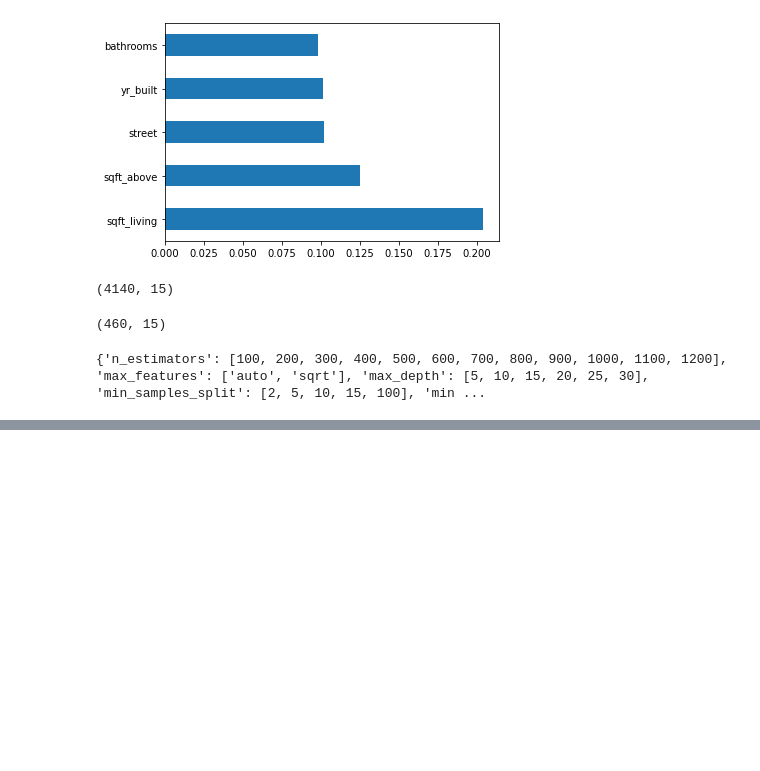
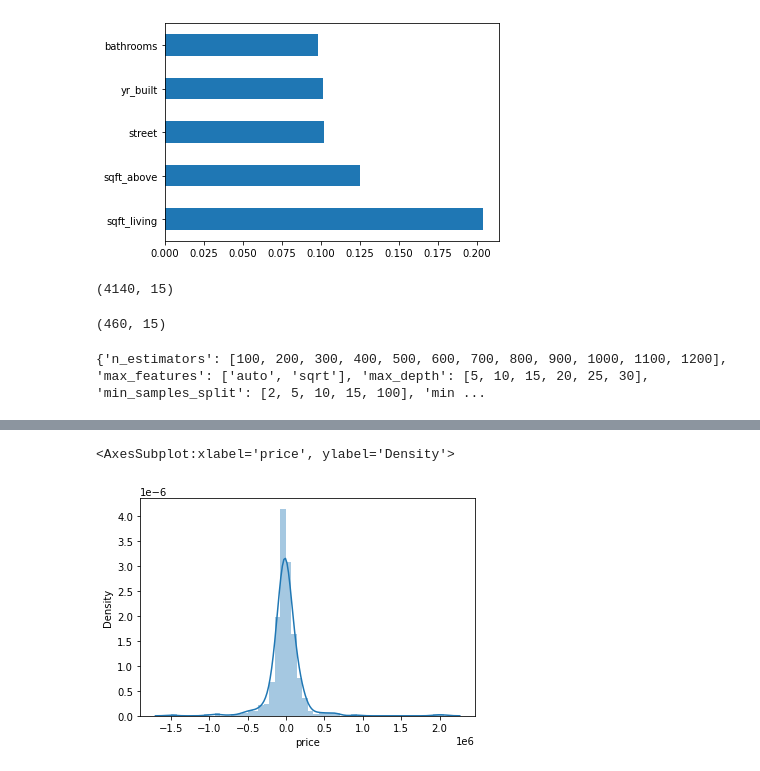
Before and after one commit to anikislam104/House-price-prediction, a Jupyter notebook: archive/HPP.ipynb, the cells around one changed output, grey strips where cells are left out. Saved outputs shown, nothing was run; the diff lists cells and outputs as text; code cells hidden in the pictures; blank space fills up the shorter version.

Commit message:
predicted

```diff
--- a/archive/HPP.ipynb
+++ b/archive/HPP.ipynb
@@ -366,3 +366,5 @@ print(random_grid)
 rf=RandomForestRegressor()
 # %%
 rf_random=RandomizedSearchCV(estimator=rf,param_distributions=random_grid,scoring='neg_mean_squared_error',n_iter=10,cv=5,verbose=2,random_state=42,n_jobs=1)
+# %%
+rf_random.fit(x_train,y_train)
@@ -368,0 +401,2 @@ rf_random=RandomizedSearchCV(estimator=rf,param_distributions=random_grid,scorin
+# %%
+pred=rf_random.predict(x_test)
@@ -368,0 +438,6 @@ rf_random=RandomizedSearchCV(estimator=rf,param_distributions=random_grid,scorin
+# %%
+import seaborn as sns
+sns.distplot(y_test-pred)
+# %% [output]
+<AxesSubplot:xlabel='price', ylabel='Density'>
+[figure, added]
```
Also changed, not shown: parts of 4 cells of this notebook.
